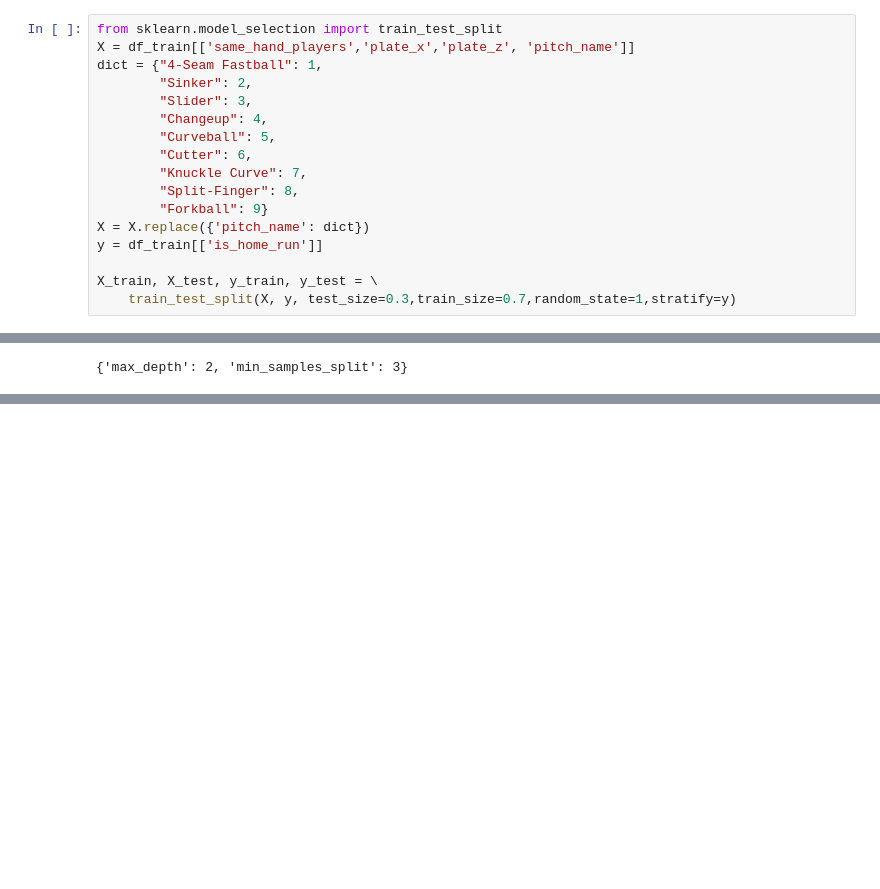
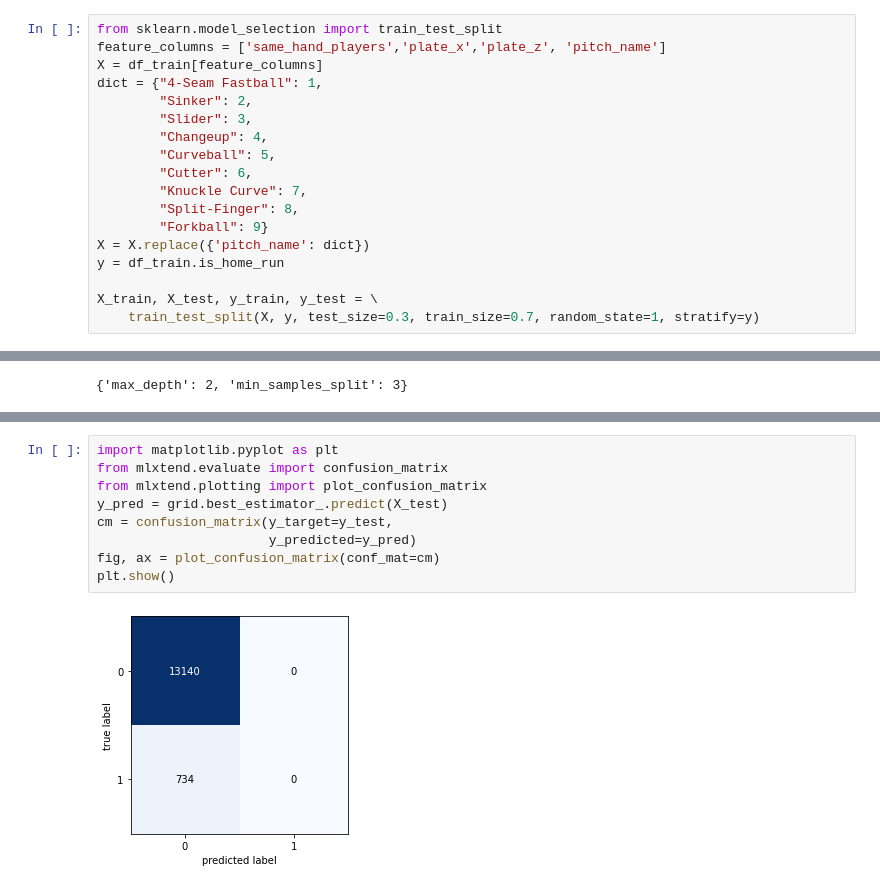
Before and after one commit to rcope13/stat-451-final-project, a Jupyter notebook: Group Project 451.ipynb, the cells around one changed output, grey strips where cells are left out. Cells and saved outputs as stored; diff of their text form; blank space fills up the shorter version.

Commit message:
Add files via upload
added confusion matrix

```diff
--- a/Group Project 451.ipynb
+++ b/Group Project 451.ipynb
@@ -44,7 +44,8 @@ plt.show()
 df_train["same_hand_players"] = np.where(df_train['is_batter_lefty'] == df_train['is_pitcher_lefty'], 1, 0)
 # %%
 from sklearn.model_selection import train_test_split
-X = df_train[['same_hand_players','plate_x','plate_z', 'pitch_name']]
+feature_columns = ['same_hand_players','plate_x','plate_z', 'pitch_name']
+X = df_train[feature_columns]
 dict = {"4-Seam Fastball": 1,
         "Sinker": 2,
         "Slider": 3,
@@ -55,10 +56,10 @@ dict = {"4-Seam Fastball": 1,
         "Split-Finger": 8,
         "Forkball": 9}
 X = X.replace({'pitch_name': dict})
-y = df_train[['is_home_run']]
+y = df_train.is_home_run
 
 X_train, X_test, y_train, y_test = \
-    train_test_split(X, y, test_size=0.3,train_size=0.7,random_state=1,stratify=y)
+    train_test_split(X, y, test_size=0.3, train_size=0.7, random_state=1, stratify=y)
 # %%
 from sklearn.model_selection import GridSearchCV
 from sklearn.tree import DecisionTreeClassifier
@@ -105,0 +106,11 @@ Test Accuracy: 94.710
+# %%
+import matplotlib.pyplot as plt
+from mlxtend.evaluate import confusion_matrix
+from mlxtend.plotting import plot_confusion_matrix
+y_pred = grid.best_estimator_.predict(X_test)
+cm = confusion_matrix(y_target=y_test,
+                      y_predicted=y_pred)
+fig, ax = plot_confusion_matrix(conf_mat=cm)
+plt.show()
+# %% [output]
+[figure, added]
```
Also changed, not shown: parts of 1 cell of this notebook.
